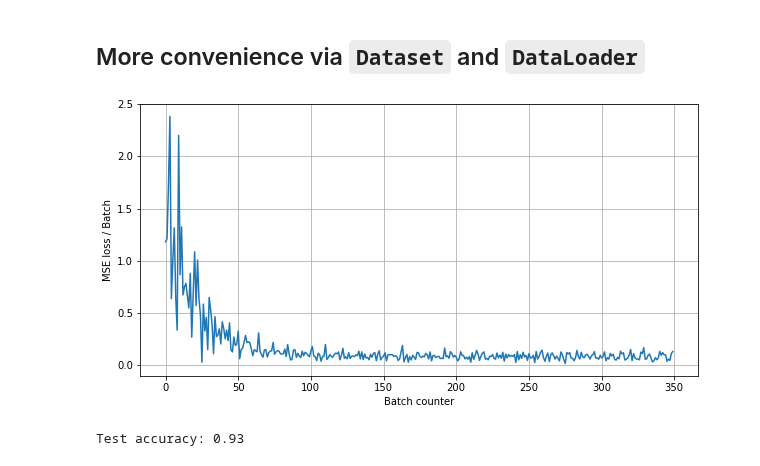
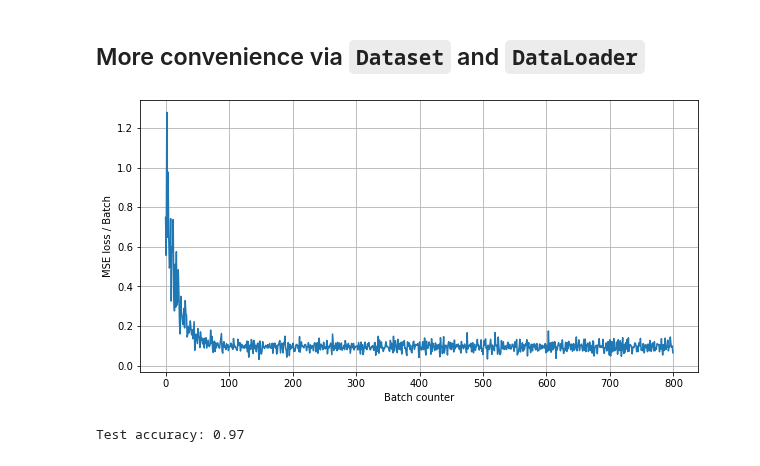
Before and after one commit to rkwitt/teaching, a Jupyter notebook: WS2021/CV/material/04-AdaLine/AdaLine.ipynb, the cells around one changed output. Cells and saved outputs as stored; diff of their text form; code cells hidden in the pictures.

```diff
--- a/WS2021/CV/material/04-AdaLine/AdaLine.ipynb
+++ b/WS2021/CV/material/04-AdaLine/AdaLine.ipynb
@@ -337,30 +337,30 @@ X_trn, y_trn, X_tst, y_tst = get_data('../data/iris.data')
 ds_trn = CustomDataSet(X_trn, y_trn)
 ds_tst = CustomDataSet(X_tst, y_tst)
 
-dl_trn = DataLoader(ds_trn, batch_size=10, shuffle=True)
-dl_tst = DataLoader(ds_tst, batch_size=10, shuffle=False)
+dl_trn = DataLoader(ds_trn, batch_size=20, shuffle=True)
+dl_tst = DataLoader(ds_tst, batch_size=20, shuffle=False)
 # %%
 model = Adaline(num_features=2)
 optim = torch.optim.SGD(model.parameters(), lr=0.01)
 
 it_loss = []
 
-for n_epoch in range(50):
+for n_epoch in range(200):
     for x, target in dl_trn:
         optim.zero_grad()
         yhat = model(x)
         loss = F.mse_loss(yhat, target)
         loss.backward()
         optim.step()
         it_loss.append(loss.item())
 
 plt.figure(figsize=(10,5))
 plt.plot(it_loss)
 plt.xlabel('Batch counter');
 plt.ylabel('MSE loss / Batch');
 plt.grid()
 # %% [output]
-[figure, old version]
+[figure, new version]
 # %%
 model.eval()
 correct = 0
@@ -372,4 +372,4 @@ for x, target in dl_tst:
 
 print('Test accuracy: {:.2f}'.format(correct/len(ds_tst)))
 # %% [output]
-Test accuracy: 0.93
+Test accuracy: 0.97
```
Also changed, not shown: parts of 6 cells of this notebook.
